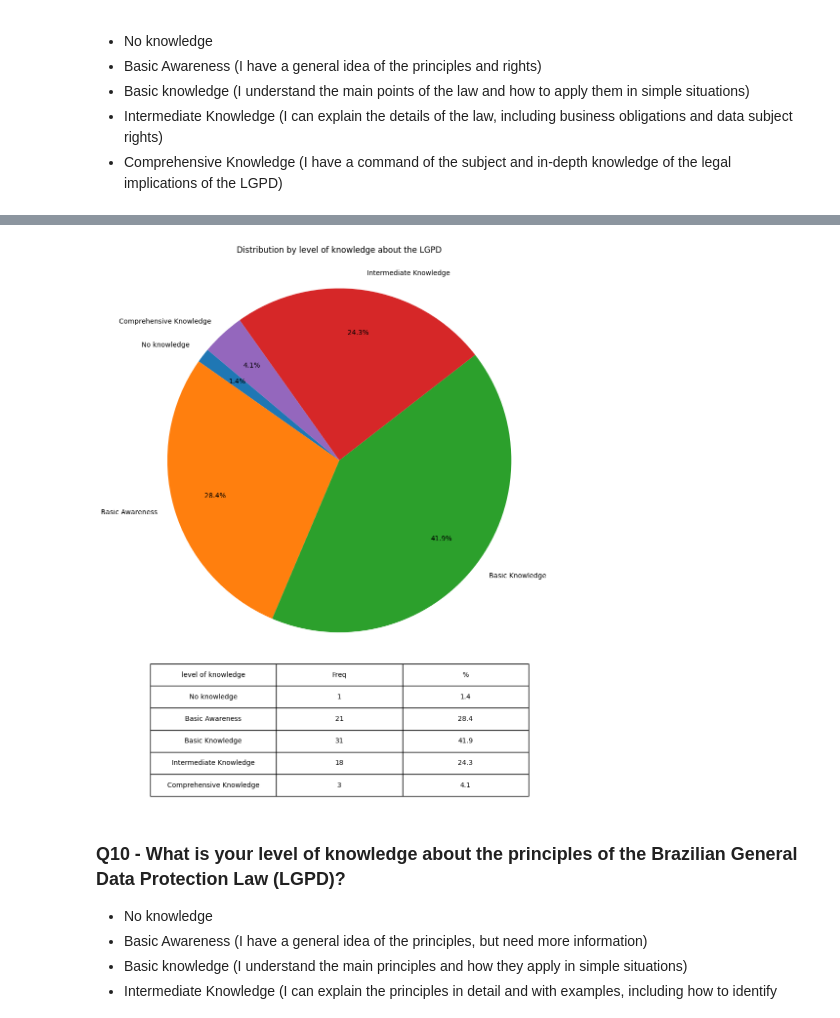
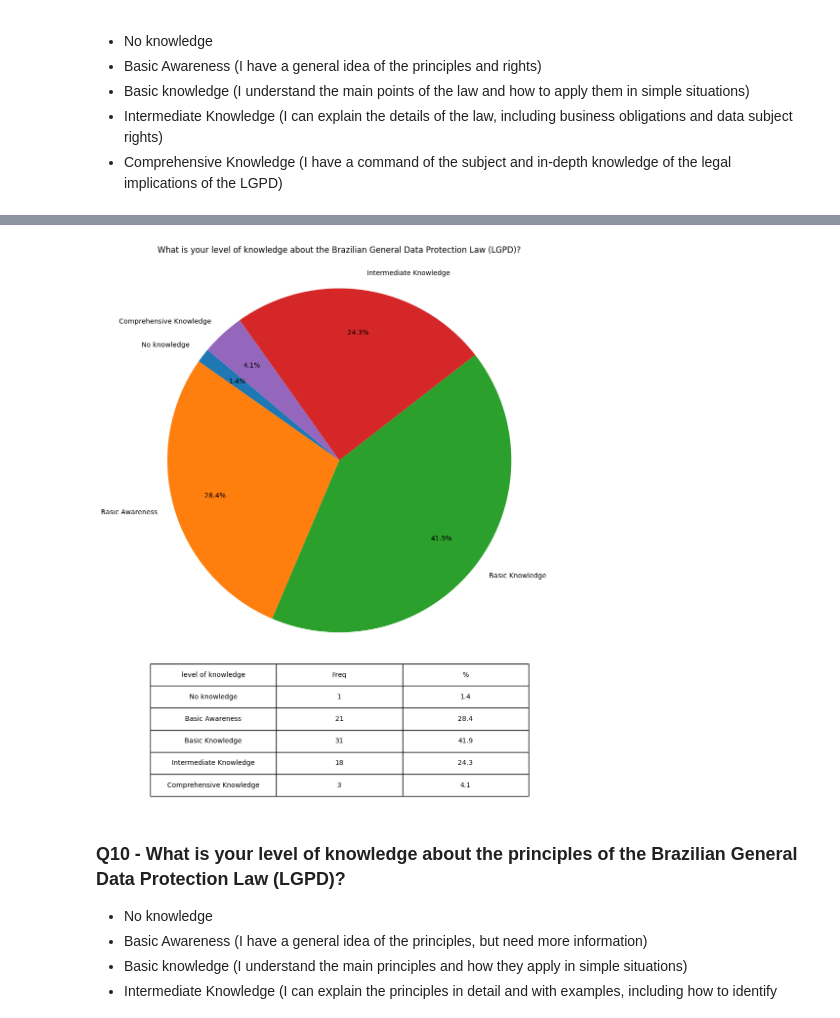
Before and after one commit to fabianumfalco/perception_br_devs_data_privacy_llm, a Jupyter notebook: data_analysis_survey.ipynb, the cells around one changed output, grey strips where cells are left out. Drawn from its saved outputs; the diff is of its cells as text; code cells hidden in the pictures.

```diff
--- a/data_analysis_survey.ipynb
+++ b/data_analysis_survey.ipynb
@@ -1009,28 +944,28 @@ result_q09
 # %%
 # Creating the pie chart and centered table below
 fig, ax = plt.subplots(figsize=(10, 6))
 
 # Pie chart
 sizes = result_q09['qtde']
 labels = result_q09['question_anwser']
 ax.pie(sizes, labels=labels, autopct='%1.1f%%', startangle=140, pctdistance=0.75)
-ax.set_title('Distribution by level of knowledge about the LGPD')
+ax.set_title('What is your level of knowledge about the Brazilian General Data Protection Law (LGPD)?')
 
 # Adjusting the position and size of the table
 table_data = result_q09[['question_anwser', 'qtde', 'pct']]
 table_data.rename(columns={"question_anwser": "level of knowledge", "qtde": "Freq", "pct": "%"}, inplace=True)
 table = ax.table(cellText=table_data.values, colLabels=table_data.columns, loc='bottom', cellLoc='center')
 table.auto_set_font_size(False)
 table.set_fontsize(10)
 table.scale(1, 1.5)  # Scaling the table size
 ax.axis('equal')  # Maintains the aspect ratio of the pie chart
 
 # Adjusting the spacing between the pie chart and the table
 fig.subplots_adjust(top=1.5)
 
 plt.show()
 # %% [output]
-[figure, old version]
+[figure, new version]
 # %% [markdown]
 ### Q10 - What is your level of knowledge about the principles of the Brazilian General Data Protection Law (LGPD)?
 - No knowledge
```
Also changed, not shown: parts of 54 cells of this notebook.
